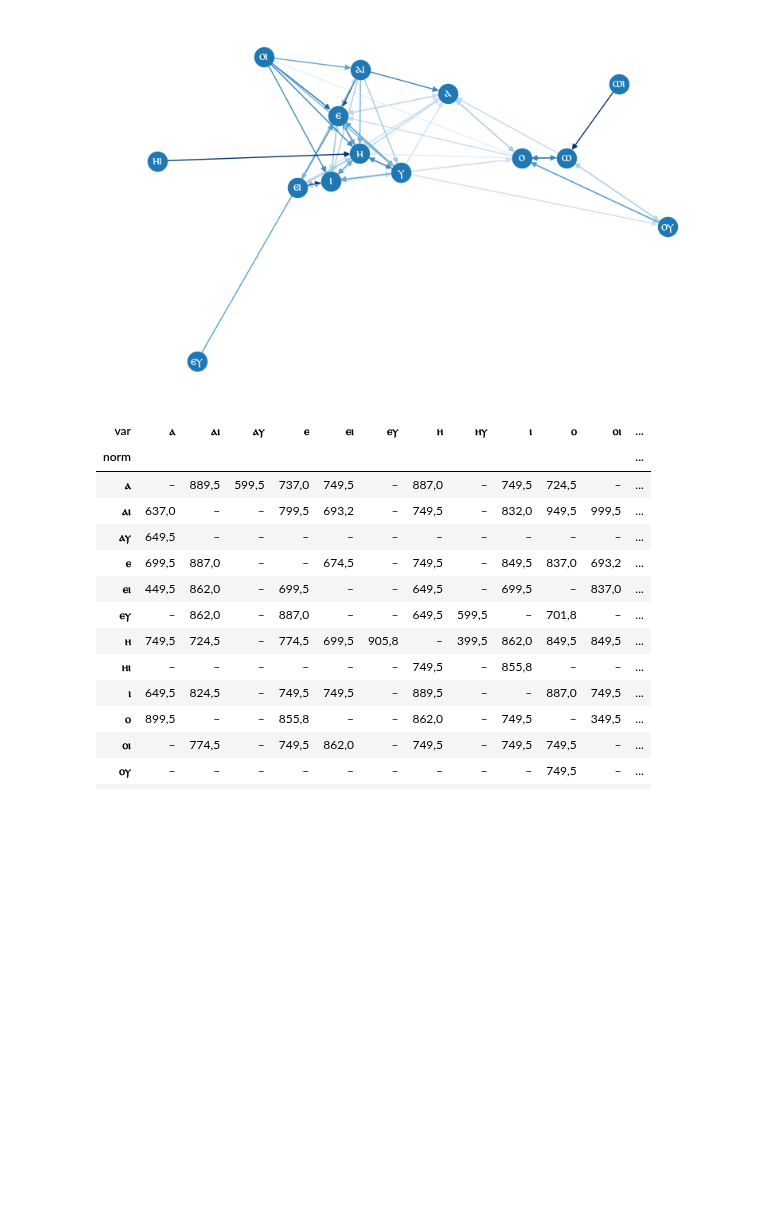
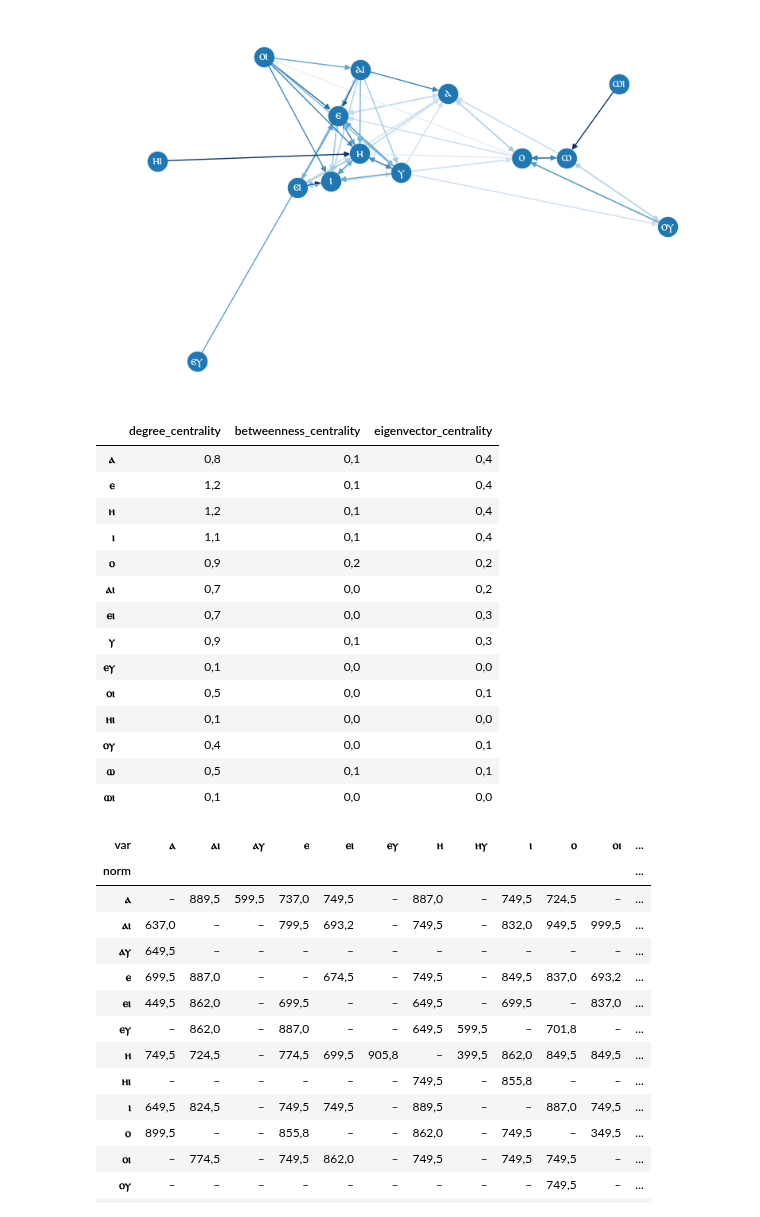
Before and after one commit to kmein/greek-coptic, a Jupyter notebook: greek-coptic.ipynb, the cells around one changed output. Drawn from its saved outputs; the diff is of its cells as text; code cells hidden in the pictures; blank space fills up the shorter version.

```diff
--- a/greek-coptic.ipynb
+++ b/greek-coptic.ipynb
@@ -1150,6 +1149,26 @@ fig.savefig(subdirectory / "figure-vowels_graph.pdf")
 plt.show()
 # %% [output]
 [figure]
+# %%
+vowel_centrality = pd.DataFrame({"degree_centrality": nx.degree_centrality(graph), "betweenness_centrality": nx.betweenness_centrality(graph), "eigenvector_centrality": nx.eigenvector_centrality(graph)})
+# %%
+(vowel_centrality).style.background_gradient(axis="rows", cmap=cm)
+# %% [output]
+|  | degree_centrality | betweenness_centrality | eigenvector_centrality |
+| ⲁ | 0,8 | 0,1 | 0,4 |
+| ⲉ | 1,2 | 0,1 | 0,4 |
+| ⲏ | 1,2 | 0,1 | 0,4 |
+| ⲓ | 1,1 | 0,1 | 0,4 |
+| ⲟ | 0,9 | 0,2 | 0,2 |
+| ⲁⲓ | 0,7 | 0,0 | 0,2 |
+| ⲉⲓ | 0,7 | 0,0 | 0,3 |
+| ⲩ | 0,9 | 0,1 | 0,3 |
+| ⲉⲩ | 0,1 | 0,0 | 0,0 |
+| ⲟⲓ | 0,5 | 0,0 | 0,1 |
+| ⲏⲓ | 0,1 | 0,0 | 0,0 |
+| ⲟⲩ | 0,4 | 0,0 | 0,1 |
+| ⲱ | 0,5 | 0,1 | 0,1 |
+| ⲱⲓ | 0,1 | 0,0 | 0,0 |
 # %%
 vowel_dates = pd.crosstab(df_diff_vocalic["norm"], df_diff_vocalic["var"], values=df_diff_vocalic["date_approximate"], aggfunc="median")
 
```
Also changed, not shown: parts of 2 cells of this notebook.
